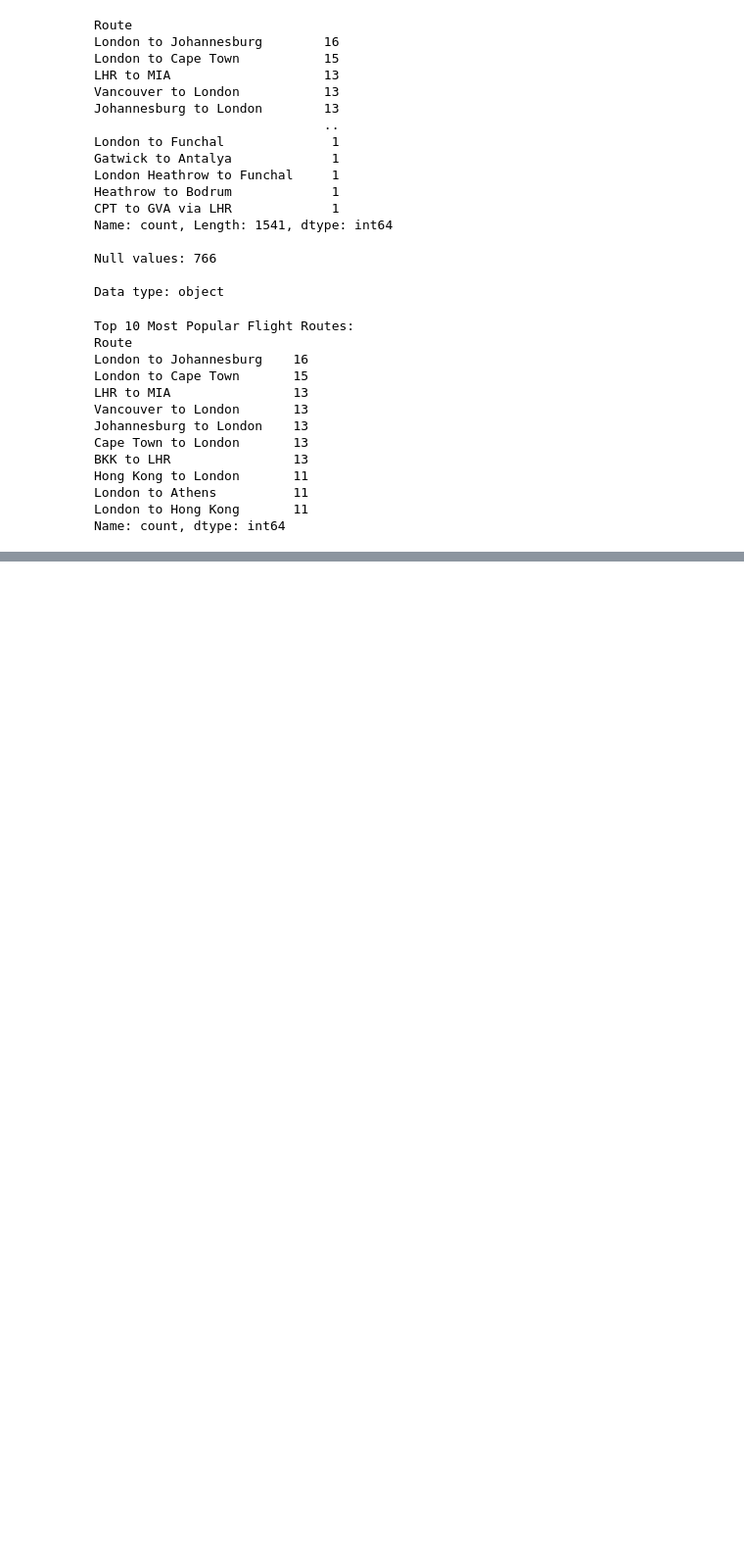
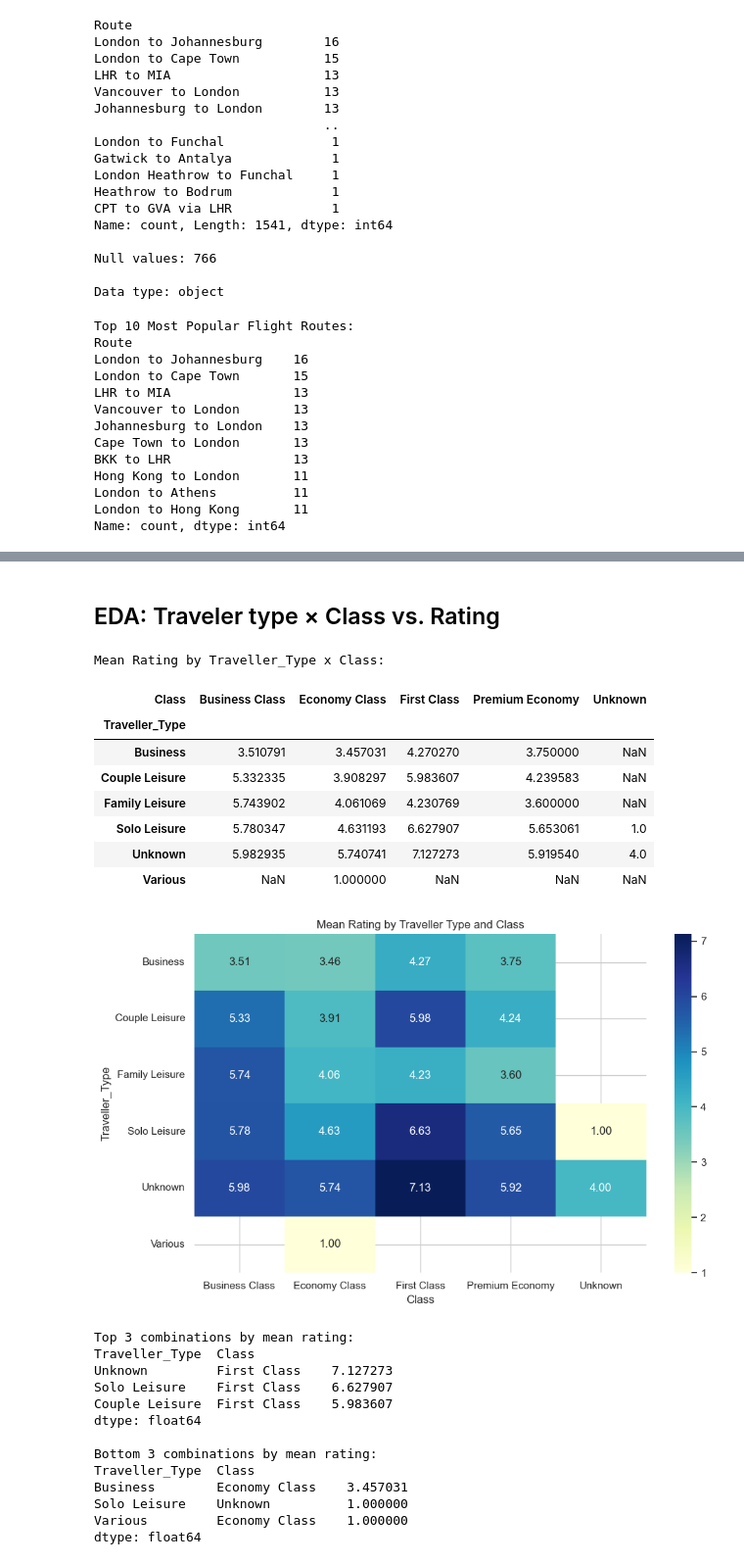
Before and after one commit to Ahmed-cmd-web/ACL2, a Jupyter notebook: main.ipynb, the cells around one changed output, grey strips where cells are left out. Shown at 98% size. Saved outputs shown, nothing was run; the diff lists cells and outputs as text; code cells hidden in the pictures; blank space fills up the shorter version.

```diff
--- a/main.ipynb
+++ b/main.ipynb
@@ -720,0 +741,47 @@ plt.show()
+# %% [markdown]
+## EDA: Traveler type × Class vs. Rating
+# %%
+# Highest/lowest ratings by Traveller_Type x Class (use correct column name)
+if all(col in df4.columns for col in ['Traveller_Type', 'Class', 'Rating']):
+    pivot_mean = df4.pivot_table(index='Traveller_Type', columns='Class', values='Rating', aggfunc='mean')
+    print("Mean Rating by Traveller_Type x Class:")
+    display(pivot_mean)
+
+    plt.figure(figsize=(10,6))
+    sns.heatmap(pivot_mean, annot=True, fmt='.2f', cmap='YlGnBu')
+    plt.title('Mean Rating by Traveller Type and Class')
+    plt.tight_layout()
+    plt.show()
+
+    # Identify highest and lowest combos
+    stacked = pivot_mean.stack().sort_values(ascending=False)
+    print("\nTop 3 combinations by mean rating:")
+    print(stacked.head(3))
+    print("\nBottom 3 combinations by mean rating:")
+    print(stacked.tail(3))
+else:
+    print("Required columns not found in reviews dataset.")
+# %% [output]
+Mean Rating by Traveller_Type x Class:
+| Class | Business Class | Economy Class | First Class | Premium Economy | Unknown |
+| Traveller_Type |  |  |  |  |  |
+| Business | 3.510791 | 3.457031 | 4.270270 | 3.750000 | NaN |
+| Couple Leisure | 5.332335 | 3.908297 | 5.983607 | 4.239583 | NaN |
+| Family Leisure | 5.743902 | 4.061069 | 4.230769 | 3.600000 | NaN |
+| Solo Leisure | 5.780347 | 4.631193 | 6.627907 | 5.653061 | 1.0 |
+| Unknown | 5.982935 | 5.740741 | 7.127273 | 5.919540 | 4.0 |
+| Various | NaN | 1.000000 | NaN | NaN | NaN |
+[figure, added]
+Top 3 combinations by mean rating:
+Traveller_Type  Class
+Unknown         First Class    7.127273
+Solo Leisure    First Class    6.627907
+Couple Leisure  First Class    5.983607
+dtype: float64
+
+Bottom 3 combinations by mean rating:
+Traveller_Type  Class
+Business        Economy Class    3.457031
+Solo Leisure    Unknown          1.000000
+Various         Economy Class    1.000000
+dtype: float64
```
Also changed, not shown: parts of 39 cells of this notebook, 6 other files.
